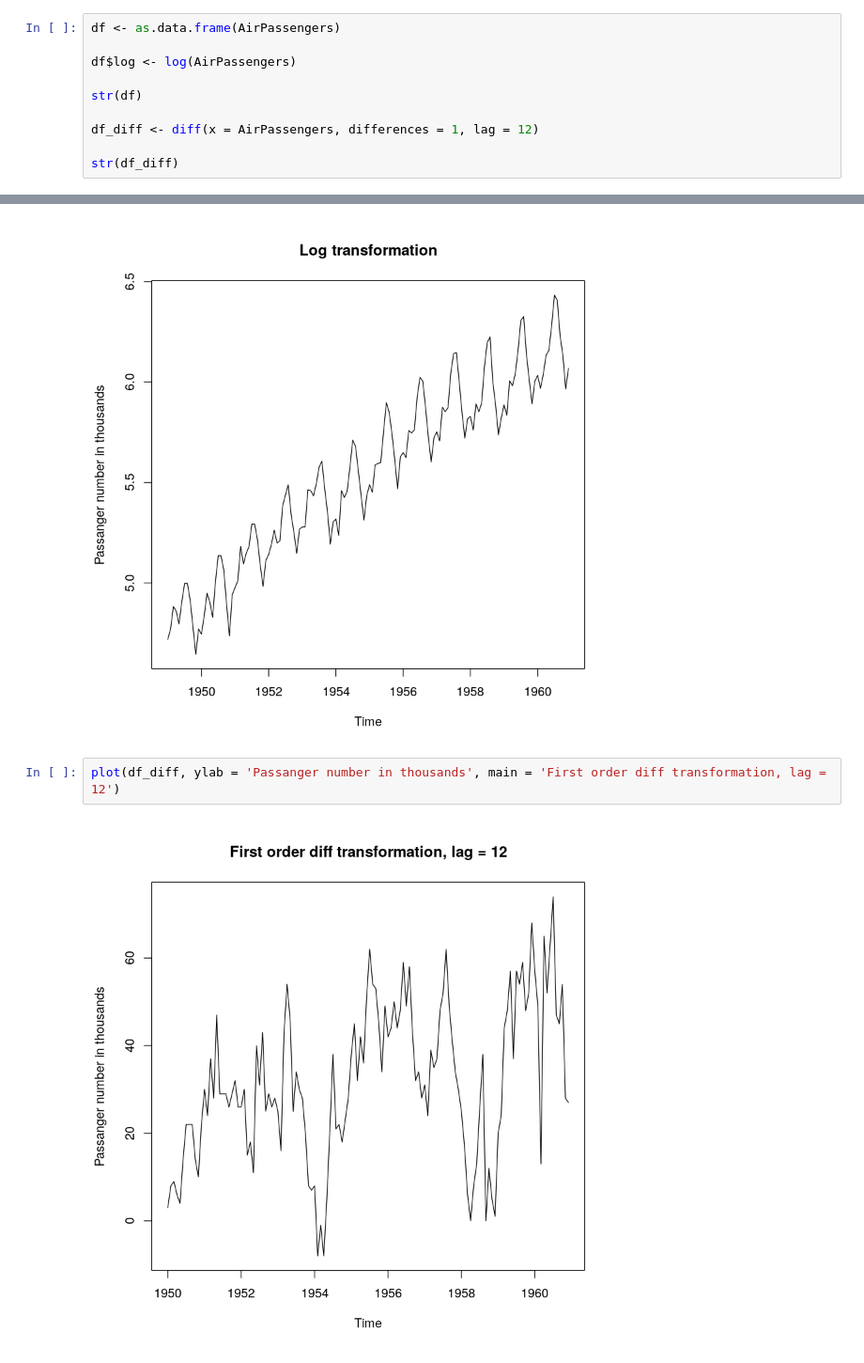
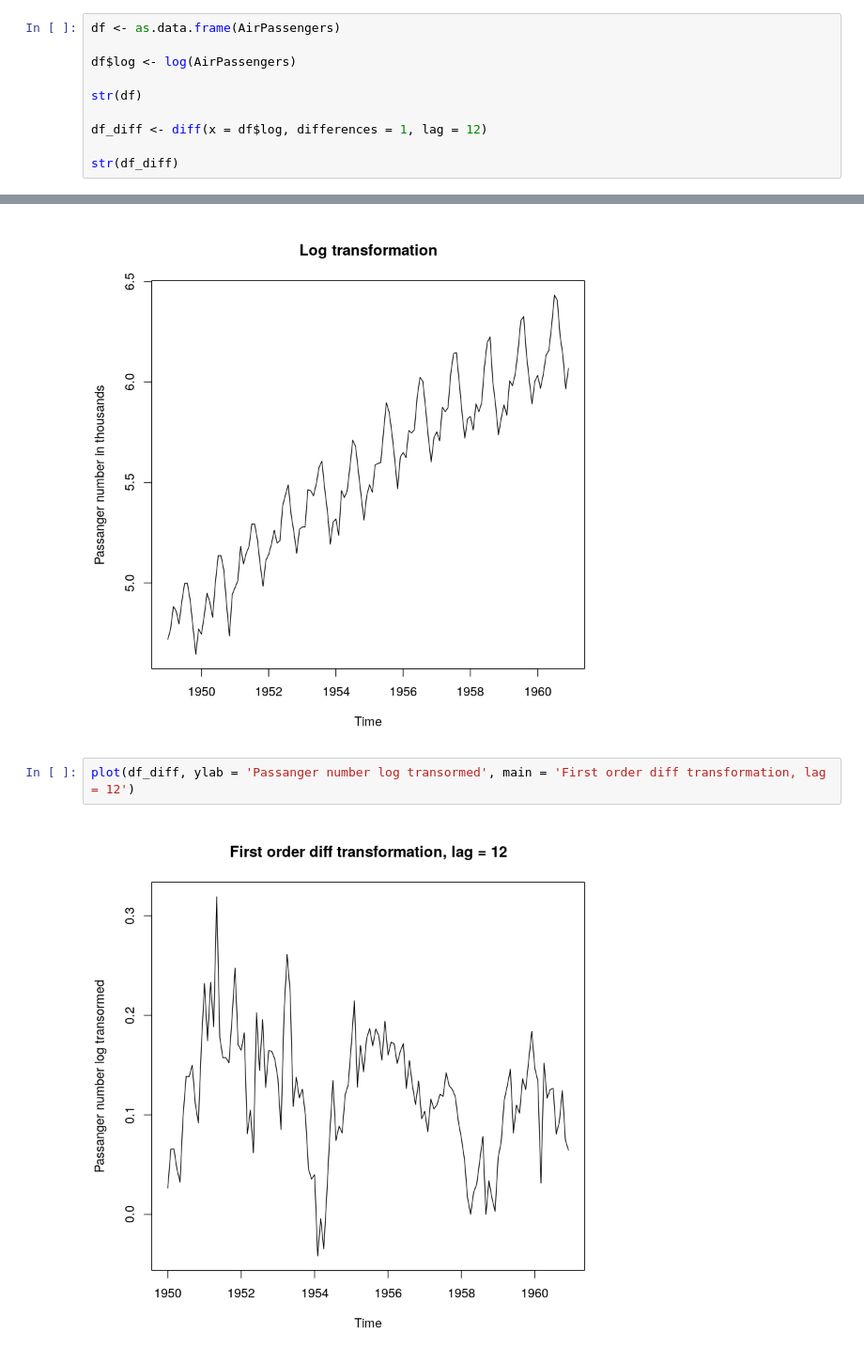
Before and after one commit to AndrewKhoma/Forecasting-and-control, a Jupyter notebook: chapter-1/exersice-2/R_env.ipynb, the cells around one changed output, grey strips where cells are left out. Shown at 94% size. Cells and saved outputs as stored; diff of their text form.

```diff
--- a/chapter-1/exersice-2/R_env.ipynb
+++ b/chapter-1/exersice-2/R_env.ipynb
@@ -13,7 +13,7 @@ df$log <- log(AirPassengers)
 
 str(df)
 
-df_diff <- diff(x = AirPassengers, differences = 1, lag = 12)
+df_diff <- diff(x = df$log, differences = 1, lag = 12)
 
 str(df_diff)
 # %% [output]
@@ -30,6 +30,6 @@ plot(df$log, ylab = 'Passanger number in thousands', main = 'Log transformation'
 # %% [output]
 [figure]
 # %%
-plot(df_diff, ylab = 'Passanger number in thousands', main = 'First order diff transformation, lag = 12')
+plot(df_diff, ylab = 'Passanger number log transormed', main = 'First order diff transformation, lag = 12')
 # %% [output]
-[figure, old version]
+[figure, new version]
```
Also changed, not shown: parts of 1 cell of this notebook, 2 other files.
